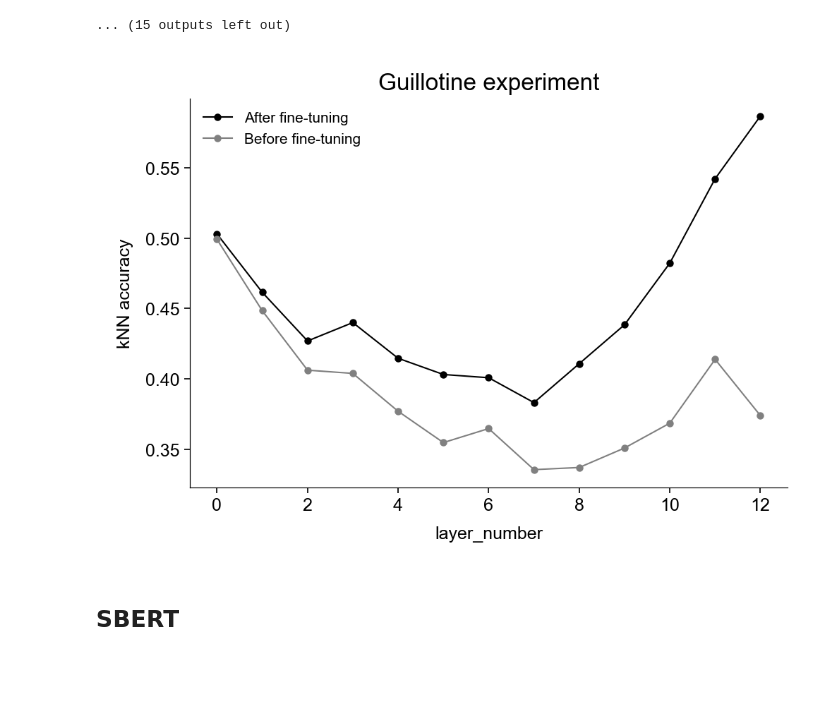
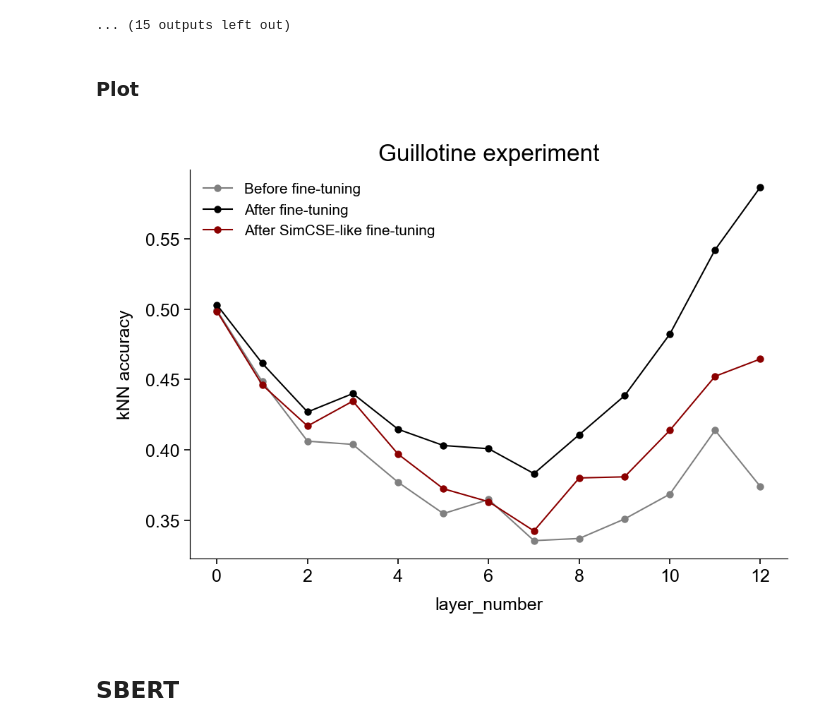
Before and after one commit to berenslab/text-embed-augm, a Jupyter notebook: scripts/updated_dataset/23-rgm-guillotine.ipynb, the cells around one changed output. Saved outputs shown, nothing was run; the diff lists cells and outputs as text; code cells hidden in the pictures; blank space fills up the shorter version.

```diff
--- a/scripts/updated_dataset/23-rgm-guillotine.ipynb
+++ b/scripts/updated_dataset/23-rgm-guillotine.ipynb
@@ -779,0 +814,19 @@ print(knn_acc)
+# %%
+model_names = [
+    "BERT",
+    "MPNet",
+    # "SBERT",
+    # "SciBERT",
+    # "SPECTER",
+    # "SciNCL",
+]
+
+
+model_paths = [
+    "bert-base-uncased",
+    "microsoft/mpnet-base",
+    #     "sentence-transformers/all-mpnet-base-v2",
+    #     "allenai/scibert_scivocab_uncased",
+    #     "allenai/specter",
+    #     "malteos/scincl",
+]
@@ -1037,6 +1426,8 @@ To disable this warning, you can either:
         - Explicitly set the environment variable TOKENIZERS_PARALLELISM=(true | false)
 TOKENIZERS_PARALLELISM=(true | false)
 ... (15 outputs left out)
+# %% [markdown]
+### Plot
 # %%
 %matplotlib inline
 fig, ax = plt.subplots(figsize=(3.25, 2.3), dpi=300, layout="constrained")
@@ -1044,6 +1435,7 @@ fig, ax = plt.subplots(figsize=(3.25, 2.3), dpi=300, layout="constrained")
 model_name = "MPNet"
 knn_acc_after_all = []
 knn_acc_before_all = []
+knn_acc_after_simcse_all = []
 for layer_number in np.arange(13):
     saving_path = (
         Path("embeddings_" + model_name.lower())
@@ -1060,10 +1452,26 @@ for layer_number in np.arange(13):
     knn_acc_before = np.load(
         variables_path / saving_path / saving_name,
     )
-    # print(layer_number, knn_acc)
+
+    saving_name = (
+        f"knn_accuracies_trained_simcse_av_after_layer_{layer_number}.npy"
+    )
+    knn_acc_after_simcse = np.load(
+        variables_path / saving_path / saving_name,
+    )
 
     knn_acc_after_all.append(knn_acc_after[0])
     knn_acc_before_all.append(knn_acc_before[0])
+    knn_acc_after_simcse_all.append(knn_acc_after_simcse[0])
+
+ax.plot(
+    np.arange(13),
+    knn_acc_before_all,
+    c="grey",
+    ms=3,
+    marker=".",
+    label="Before fine-tuning",
+)
 
 ax.plot(
     np.arange(13),
@@ -1073,40 +1481,41 @@ ax.plot(
     marker=".",
     label="After fine-tuning",
 )
+
 ax.plot(
     np.arange(13),
-    knn_acc_before_all,
-    c="grey",
+    knn_acc_after_simcse_all,
+    c="darkred",
     ms=3,
     marker=".",
-    label="Before fine-tuning",
+    label="After SimCSE-like fine-tuning",
 )
 ax.legend()
 # ax.hlines(0.374, 0, 12, color="r")
 # ax.hlines(0.374, 0, 13, color="k", linestyle="--")
 # ax.text(
 #     0,
 #     0.374 + 0.001,
 #     f"Before fine-tuning",
 #     fontsize=5,
 #     va="bottom",
 #     ha="left",
 # )
 # ax.hlines(0.589, 0, 13, color="k", linestyle="--")
 # ax.text(
 #     0,
 #     0.589 + 0.001,
 #     f"After fine-tuning",
 #     fontsize=5,
 #     va="bottom",
 #     ha="left",
 # )
 ax.set_xlabel("layer_number")
 ax.set_ylabel("kNN accuracy")
 ax.set_title("Guillotine experiment")
-fig.savefig(figures_path / "guillotine_experiment_mpnet_v3.png")
+fig.savefig(figures_path / "guillotine_experiment_mpnet_v4.png")
 # %% [output]
-[figure, old version]
+[figure, new version]
 # %% [markdown]
 ## SBERT
 # %%
```
Also changed, not shown: parts of 117 cells of this notebook, 9 other files.
